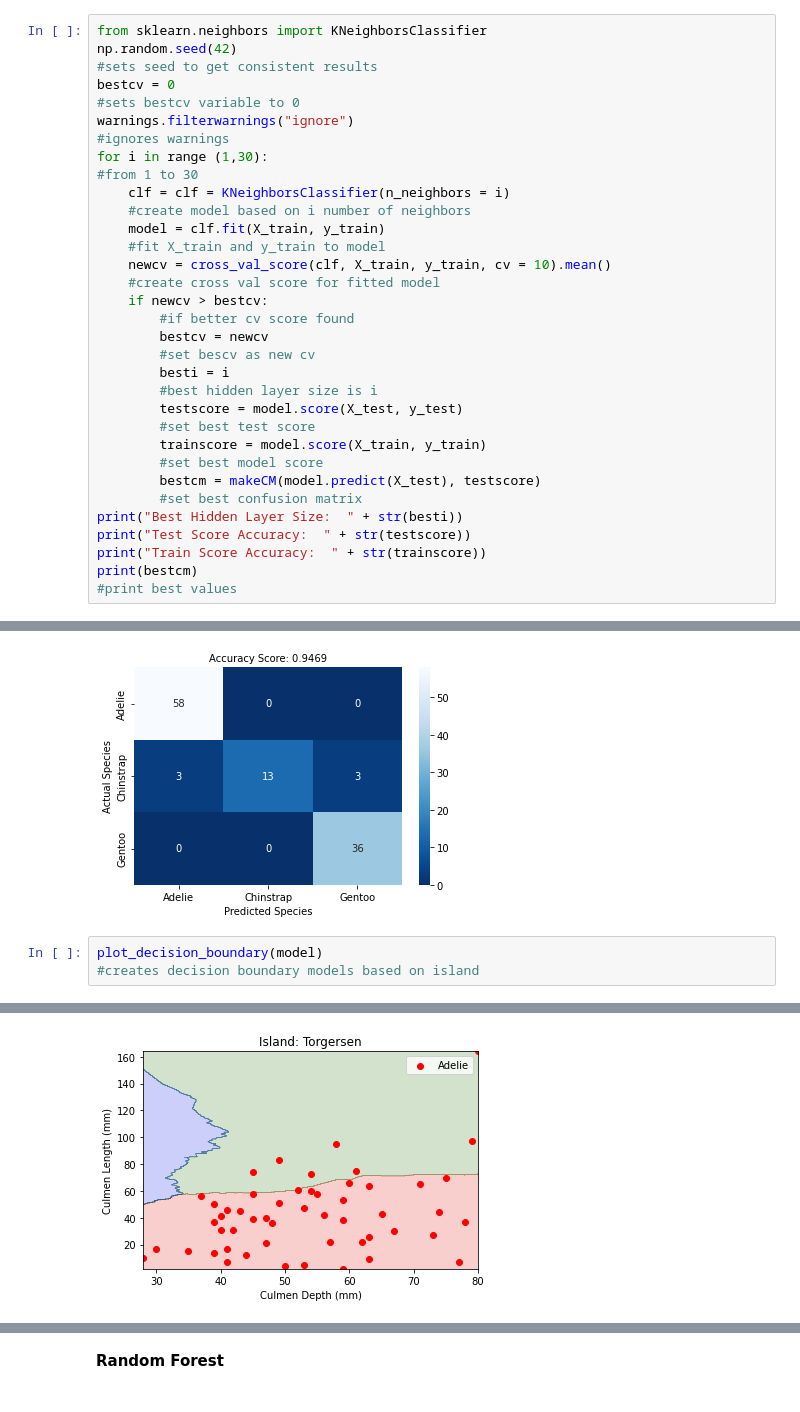
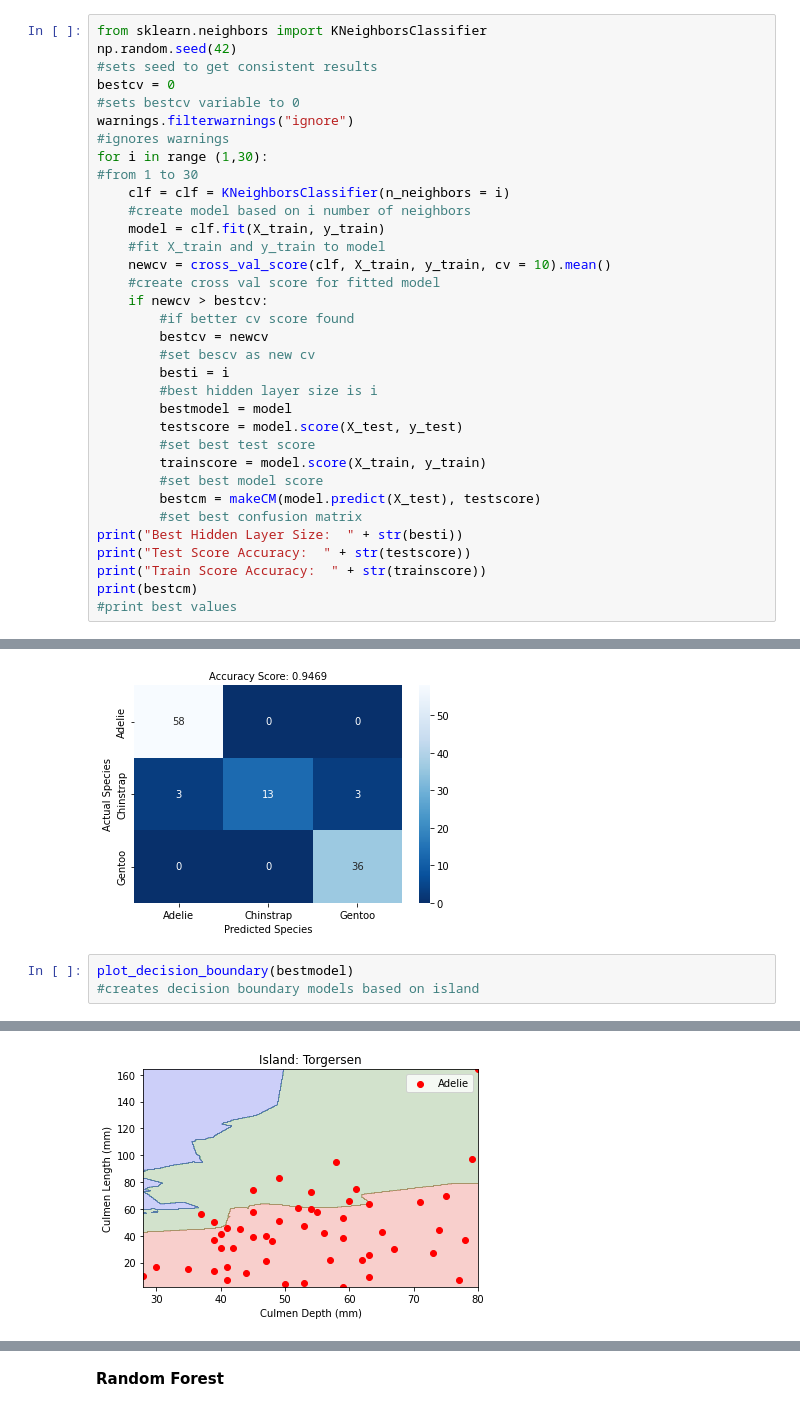
Before and after one commit to ryankkien/penguinsproject, a Jupyter notebook: penguinsproject.ipynb, the cells around one changed output, grey strips where cells are left out. Saved outputs shown, nothing was run; the diff lists cells and outputs as text.

```diff
--- a/penguinsproject.ipynb
+++ b/penguinsproject.ipynb
@@ -415,6 +444,7 @@ for i in range (1,30):
         #set bescv as new cv
         besti = i
         #best hidden layer size is i
+        bestmodel = model
         testscore = model.score(X_test, y_test)
         #set best test score
         trainscore = model.score(X_train, y_train)
@@ -433,6 +463,6 @@ Train Score Accuracy:  0.981042654028436
 <module 'matplotlib.pyplot' from 'C:\\Users\\Wiggles\\anaconda3\\lib\\site-packages\\matplotlib\\pyplot.py'>
 [figure]
 # %%
-plot_decision_boundary(model)
+plot_decision_boundary(bestmodel)
 #creates decision boundary models based on island
 # %% [output]
@@ -441 +471 @@ plot_decision_boundary(model)
-[figure, old version]
+[figure, new version]
```
Also changed, not shown: parts of 20 cells of this notebook.
